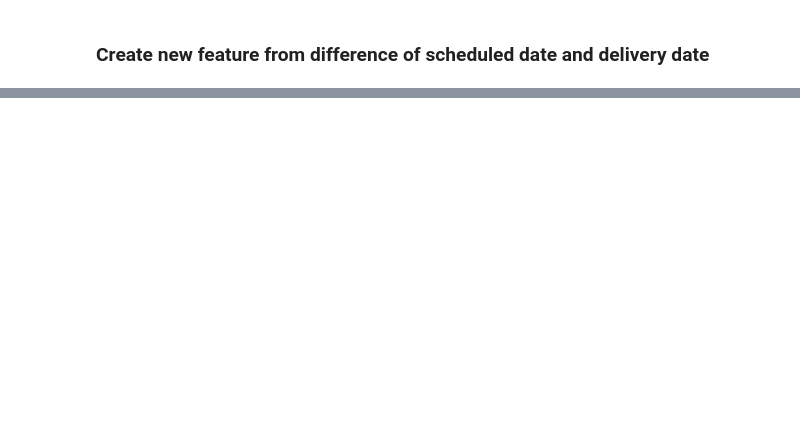
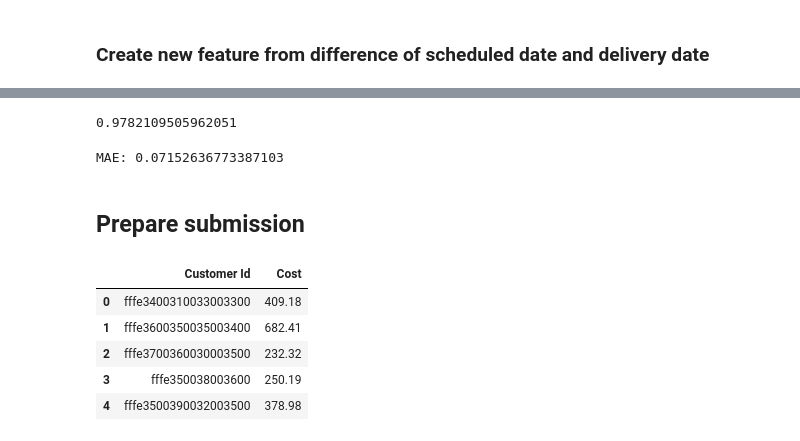
Before and after one commit to marts-dev/Hackerearth_Exhibit, a Jupyter notebook: Exhibit.ipynb, the cells around one changed output, grey strips where cells are left out. Saved outputs shown, nothing was run; the diff lists cells and outputs as text; code cells hidden in the pictures; blank space fills up the shorter version.

Commit message:
First submission

```diff
--- a/Exhibit.ipynb
+++ b/Exhibit.ipynb
@@ -255,0 +407,3 @@ y_log = y_train
+# %%
+y_cost = X_normalized["Cost"]
+X_normalized.drop(["Cost"], axis=1, inplace=True)
@@ -255,0 +464,18 @@ y_log = y_train
+# %%
+from sklearn.model_selection import KFold
+from sklearn.model_selection import GridSearchCV
+
+kf = KFold(shuffle=True, random_state=42)#5 Splits
+
+x_array = X_normalized.to_numpy()
+y_array = y_cost.to_numpy()
+#kf.get_n_splits(x_array)
+
+for train_index, test_index in kf.split(x_array):
+    X_train, X_test = x_array[train_index], x_array[test_index]
+    y_train, y_test = y_array[train_index], y_array[test_index]
+# %%
+#grd.fit(X_train, y_train)
+print(grd.score(X_test, y_test))
+# %% [output]
+0.9782109505962051
@@ -255,0 +491,28 @@ y_log = y_train
+# %%
+def inverseLog(cost):
+    return np.expm1(cost)
+# %%
+from sklearn.metrics import mean_squared_error
+
+model = GradientBoostingRegressor(learning_rate=0.2, n_estimators=250, random_state=30)
+model.fit(X_train, y_train)
+preds = model.predict(X_test)
+
+# Evaluate the model
+score = mean_squared_error(y_test, preds)
+print('MSE:', score)
+# %% [output]
+MAE: 0.07152636773387103
+# %% [markdown]
+## Prepare submission
+# %%
+result = inverseLog(model.predict(final_features_norm)).round(2)
+submission = pd.DataFrame({"Customer Id":customer_id, "Cost":result})
+submission.head()
+# %% [output]
+|  | Customer Id | Cost |
+| 0 | fffe3400310033003300 | 409.18 |
+| 1 | fffe3600350035003400 | 682.41 |
+| 2 | fffe3700360030003500 | 232.32 |
+| 3 | fffe350038003600 | 250.19 |
+| 4 | fffe3500390032003500 | 378.98 |
```
Also changed, not shown: parts of 41 cells of this notebook, 4 other files.
